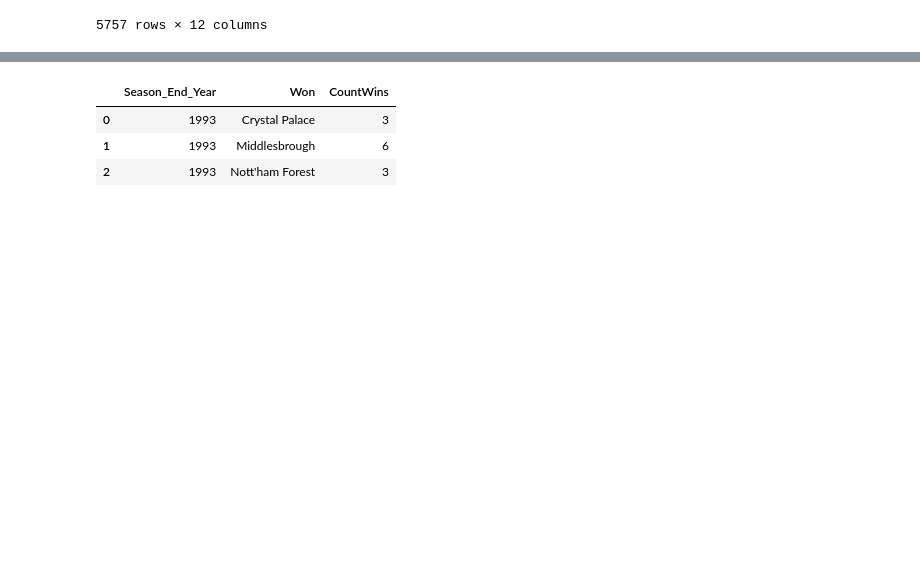
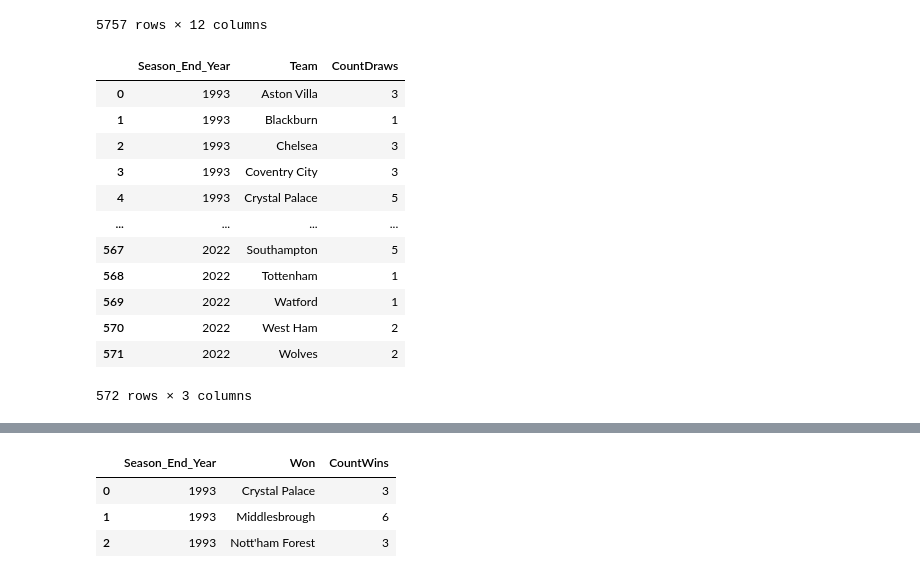
Before and after one commit to Ibraam-Nashaat/Premier-League-Analysis, a Jupyter notebook: Naive Bayes.ipynb, the cells around one changed output, grey strips where cells are left out. Saved outputs shown, nothing was run; the diff lists cells and outputs as text; code cells hidden in the pictures; blank space fills up the shorter version.

```diff
--- a/Naive Bayes.ipynb
+++ b/Naive Bayes.ipynb
@@ -68,0 +75,21 @@ CountWin=CountWin.reset_index()
+# %%
+CountHomeDraws = df.groupby(['Season_End_Year','HomeDraw']).agg({'HomeDraw': ['count']})
+CountHomeDraws.columns = ['CountDraws']
+CountHomeDraws=CountHomeDraws.reset_index()
+CountHomeDraws.rename(columns = {'HomeDraw':'Team'}, inplace = True)
+CountHomeDraws.fillna(0,inplace=True)
+CountHomeDraws
+# %% [output]
+|  | Season_End_Year | Team | CountDraws |
+| 0 | 1993 | Aston Villa | 3 |
+| 1 | 1993 | Blackburn | 1 |
+| 2 | 1993 | Chelsea | 3 |
+| 3 | 1993 | Coventry City | 3 |
+| 4 | 1993 | Crystal Palace | 5 |
+| ... | ... | ... | ... |
+| 567 | 2022 | Southampton | 5 |
+| 568 | 2022 | Tottenham | 1 |
+| 569 | 2022 | Watford | 1 |
+| 570 | 2022 | West Ham | 2 |
+| 571 | 2022 | Wolves | 2 |
+572 rows × 3 columns
```
Also changed, not shown: parts of 12 cells of this notebook.
